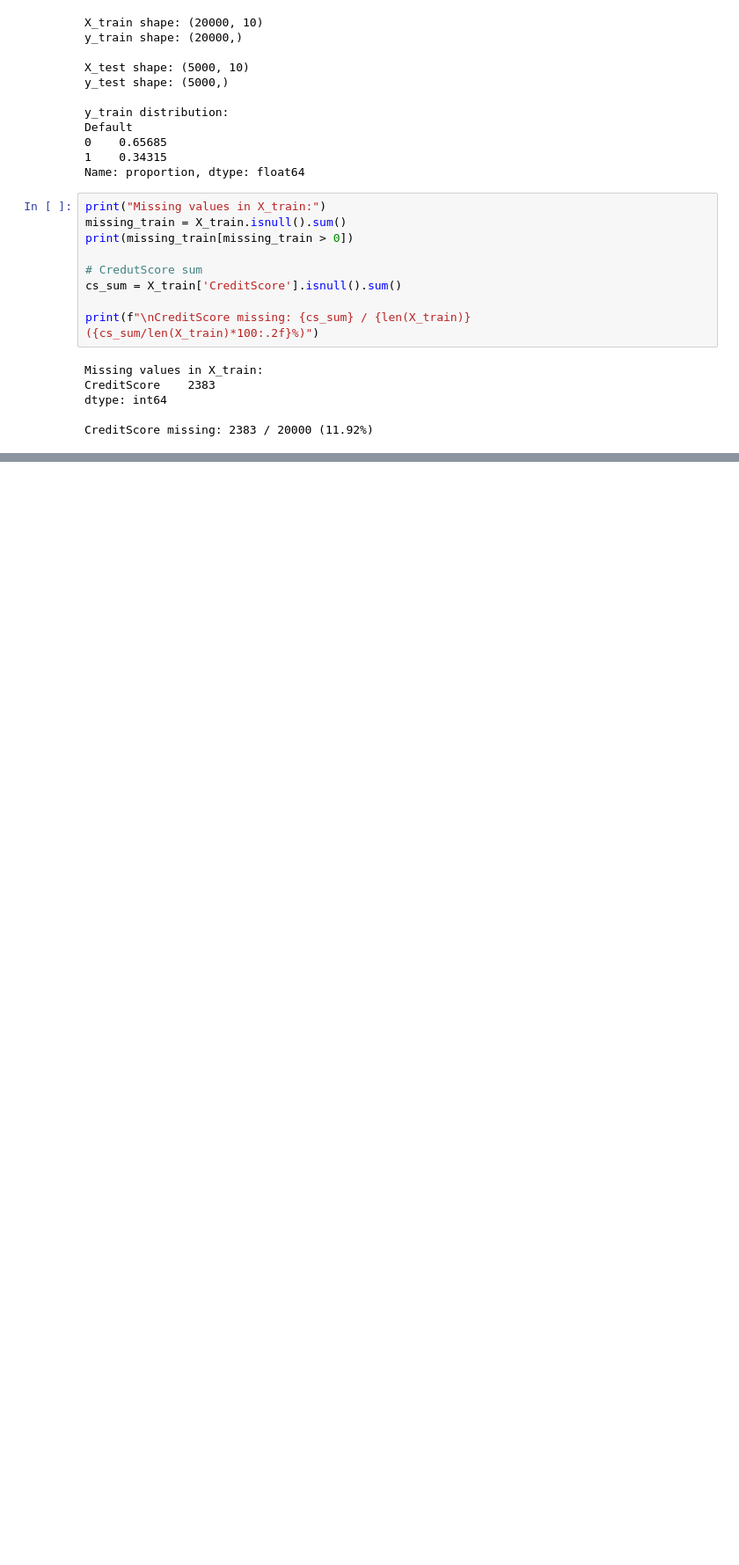
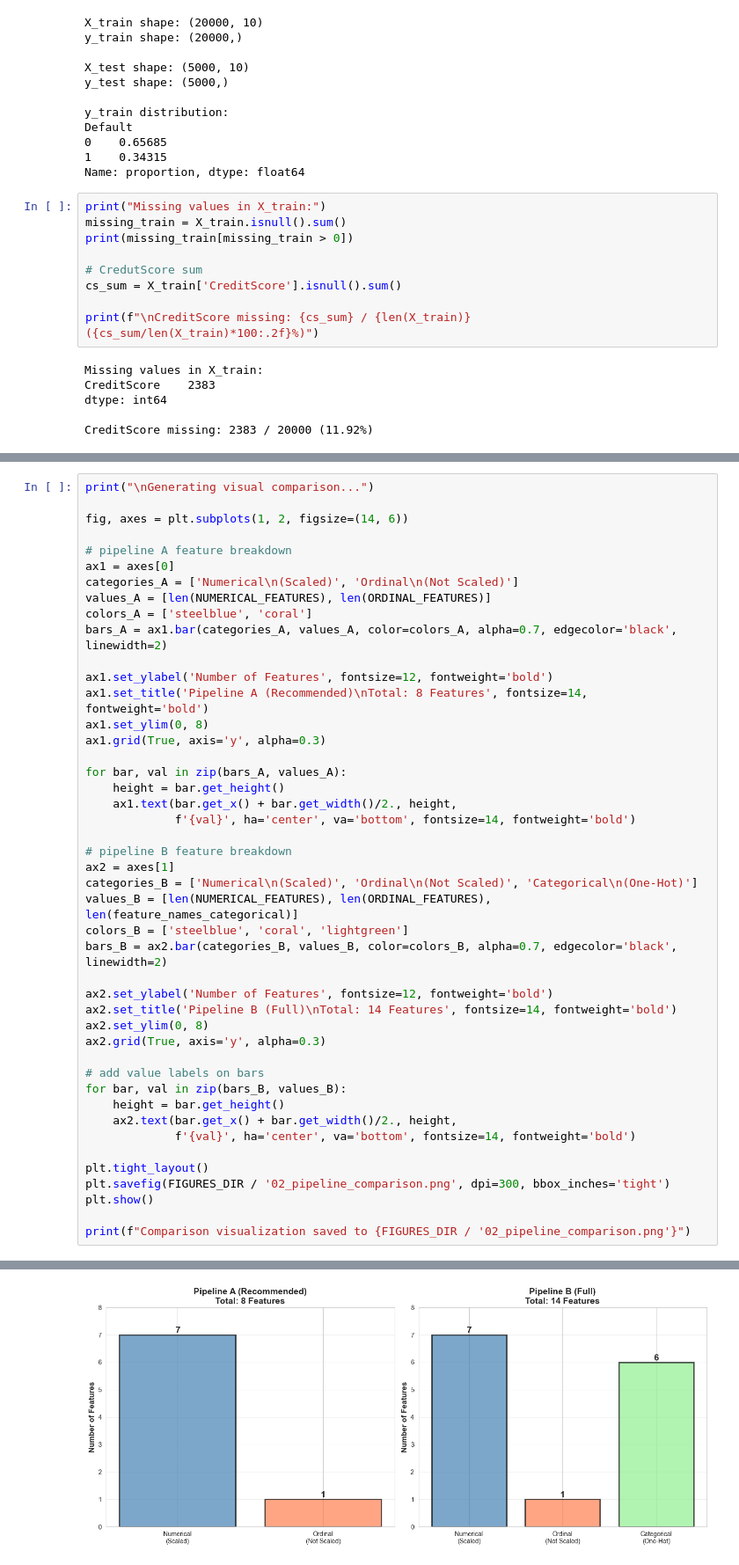
Before and after one commit to expigo/challenging_ds, a Jupyter notebook: notebooks/02_preprocessing.ipynb, the cells around one changed output, grey strips where cells are left out. Shown at 88% size. Drawn from its saved outputs; the diff is of its cells as text; blank space fills up the shorter version.

```diff
--- a/notebooks/02_preprocessing.ipynb
+++ b/notebooks/02_preprocessing.ipynb
@@ -151,0 +935,46 @@ CreditScore missing: 2383 / 20000 (11.92%)
+# %%
+print("\nGenerating visual comparison...")
+
+fig, axes = plt.subplots(1, 2, figsize=(14, 6))
+
+# pipeline A feature breakdown
+ax1 = axes[0]
+categories_A = ['Numerical\n(Scaled)', 'Ordinal\n(Not Scaled)']
+values_A = [len(NUMERICAL_FEATURES), len(ORDINAL_FEATURES)]
+colors_A = ['steelblue', 'coral']
+bars_A = ax1.bar(categories_A, values_A, color=colors_A, alpha=0.7, edgecolor='black', linewidth=2)
+
+ax1.set_ylabel('Number of Features', fontsize=12, fontweight='bold')
+ax1.set_title('Pipeline A (Recommended)\nTotal: 8 Features', fontsize=14, fontweight='bold')
+ax1.set_ylim(0, 8)
+ax1.grid(True, axis='y', alpha=0.3)
+
+for bar, val in zip(bars_A, values_A):
+    height = bar.get_height()
+    ax1.text(bar.get_x() + bar.get_width()/2., height,
+             f'{val}', ha='center', va='bottom', fontsize=14, fontweight='bold')
+
+# pipeline B feature breakdown
+ax2 = axes[1]
+categories_B = ['Numerical\n(Scaled)', 'Ordinal\n(Not Scaled)', 'Categorical\n(One-Hot)']
+values_B = [len(NUMERICAL_FEATURES), len(ORDINAL_FEATURES), len(feature_names_categorical)]
+colors_B = ['steelblue', 'coral', 'lightgreen']
+bars_B = ax2.bar(categories_B, values_B, color=colors_B, alpha=0.7, edgecolor='black', linewidth=2)
+
+ax2.set_ylabel('Number of Features', fontsize=12, fontweight='bold')
+ax2.set_title('Pipeline B (Full)\nTotal: 14 Features', fontsize=14, fontweight='bold')
+ax2.set_ylim(0, 8)
+ax2.grid(True, axis='y', alpha=0.3)
+
+# add value labels on bars
+for bar, val in zip(bars_B, values_B):
+    height = bar.get_height()
+    ax2.text(bar.get_x() + bar.get_width()/2., height,
+             f'{val}', ha='center', va='bottom', fontsize=14, fontweight='bold')
+
+plt.tight_layout()
+plt.savefig(FIGURES_DIR / '02_pipeline_comparison.png', dpi=300, bbox_inches='tight')
+plt.show()
+
+print(f"Comparison visualization saved to {FIGURES_DIR / '02_pipeline_comparison.png'}")
+# %% [output]
@@ -151,0 +982 @@ CreditScore missing: 2383 / 20000 (11.92%)
+[figure, added]
```
Also changed, not shown: parts of 20 cells of this notebook.
